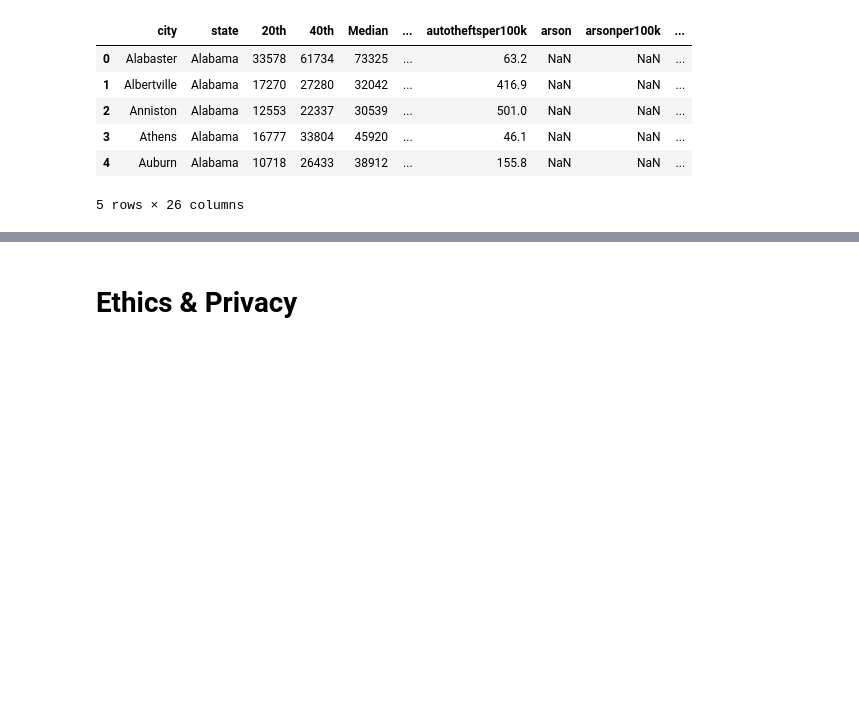
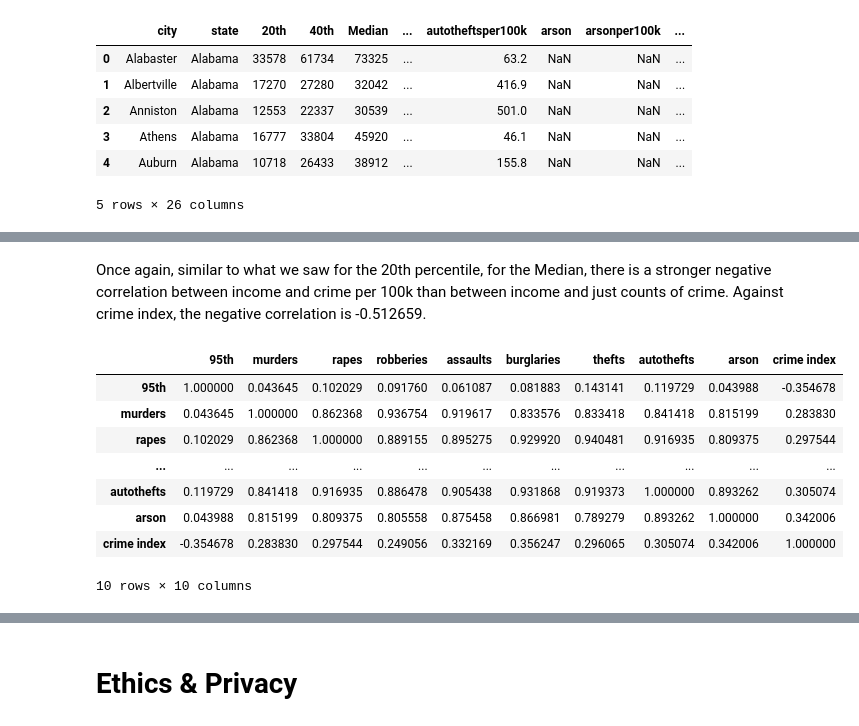
Before and after one commit to ewinterstorm/cogs108_finalproject, a Jupyter notebook: FinalProject.ipynb, the cells around one changed output, grey strips where cells are left out. Drawn from its saved outputs; the diff is of its cells as text; code cells hidden in the pictures; blank space fills up the shorter version.

```diff
--- a/FinalProject.ipynb
+++ b/FinalProject.ipynb
@@ -595,0 +677,17 @@ Upon visual speculation, there appears to be a higher density of crime in genera
+# %% [markdown]
+Once again, similar to what we saw for the 20th percentile, for the Median, there is a stronger negative correlation between income and crime per 100k than between income and just counts of crime. Against crime index, the negative correlation is -0.512659.
+# %%
+df_crimes95th = crime_income_df[['95th', 'murders', 'rapes', 'robberies', 'assaults', 'burglaries',
+                            'thefts', 'autothefts', 'arson', 'crime index']]
+corrs_crime95th = df_crimes95th.corr()
+corrs_crime95th
+# %% [output]
+|  | 95th | murders | rapes | robberies | assaults | burglaries | thefts | autothefts | arson | crime index |
+| 95th | 1.000000 | 0.043645 | 0.102029 | 0.091760 | 0.061087 | 0.081883 | 0.143141 | 0.119729 | 0.043988 | -0.354678 |
+| murders | 0.043645 | 1.000000 | 0.862368 | 0.936754 | 0.919617 | 0.833576 | 0.833418 | 0.841418 | 0.815199 | 0.283830 |
+| rapes | 0.102029 | 0.862368 | 1.000000 | 0.889155 | 0.895275 | 0.929920 | 0.940481 | 0.916935 | 0.809375 | 0.297544 |
+| ... | ... | ... | ... | ... | ... | ... | ... | ... | ... | ... |
+| autothefts | 0.119729 | 0.841418 | 0.916935 | 0.886478 | 0.905438 | 0.931868 | 0.919373 | 1.000000 | 0.893262 | 0.305074 |
+| arson | 0.043988 | 0.815199 | 0.809375 | 0.805558 | 0.875458 | 0.866981 | 0.789279 | 0.893262 | 1.000000 | 0.342006 |
+| crime index | -0.354678 | 0.283830 | 0.297544 | 0.249056 | 0.332169 | 0.356247 | 0.296065 | 0.305074 | 0.342006 | 1.000000 |
+10 rows × 10 columns
```
Also changed, not shown: parts of 15 cells of this notebook.
